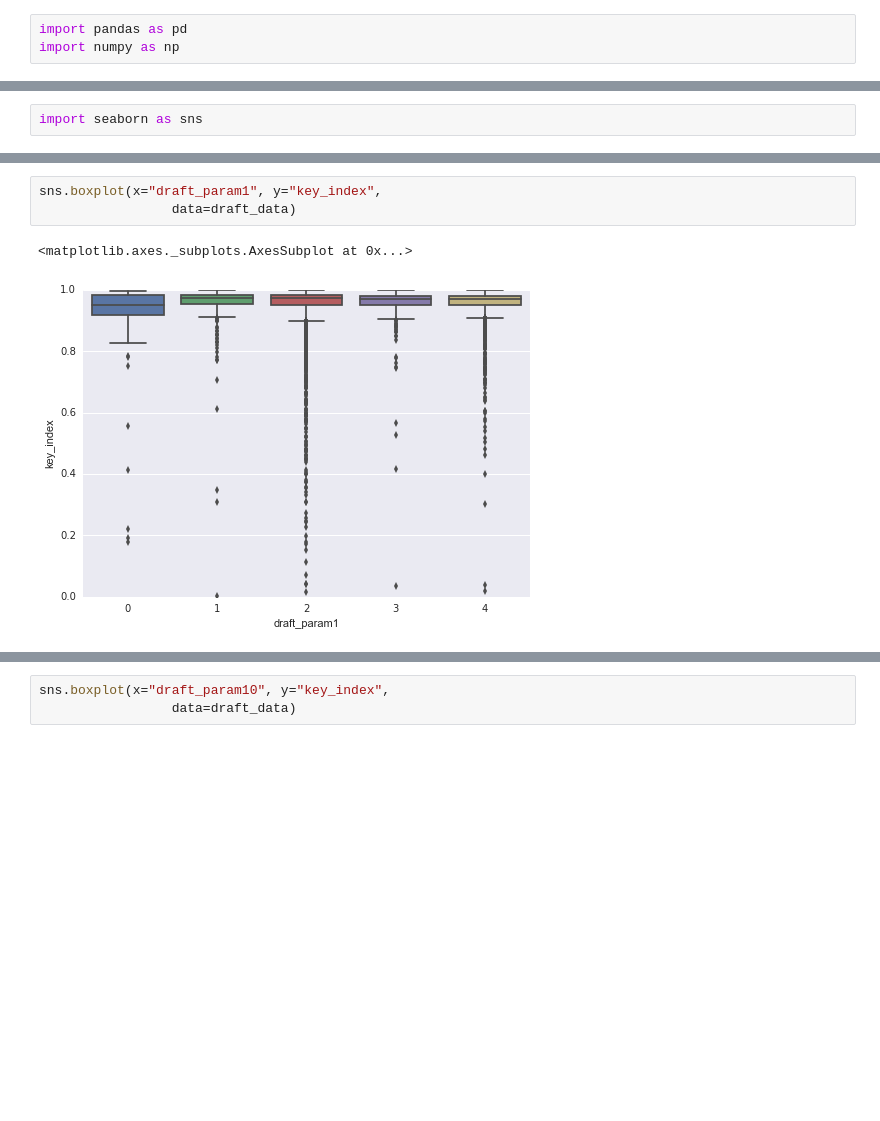
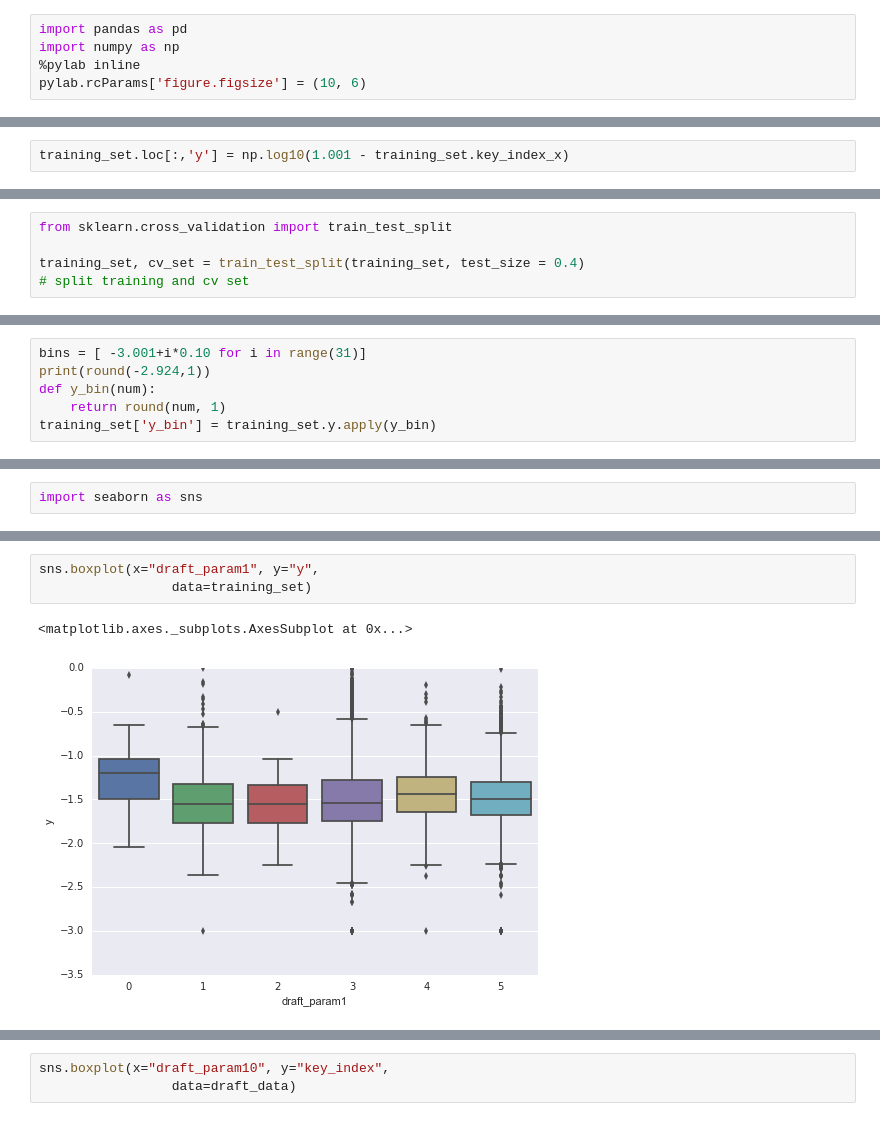
Before and after one commit to mofhu/tianchi-production-QC, a Jupyter notebook: read-csv.ipynb, the cells around one changed output, grey strips where cells are left out. Drawn from its saved outputs; the diff is of its cells as text; blank space fills up the shorter version.

Commit message:
visualize parameters and filter algorithm.
- visualize parameters vs y
- filter param2/param4 for submission on 20160817

```diff
--- a/read-csv.ipynb
+++ b/read-csv.ipynb
@@ -5,3 +5,5 @@ test set: 2430 rows
 # %%
 import pandas as pd
 import numpy as np
+%pylab inline
+pylab.rcParams['figure.figsize'] = (10, 6)
@@ -27,3 +31,5 @@ draft_test = pd.read_csv('test/zhongzhi_draft_data_test.csv')
 training_set = pd.merge(draft_training, param_training, on=['product_no'])
 
 test_set = pd.merge(draft_test, param_test, on=['product_no'])
+# %%
+training_set.loc[:,'y'] = np.log10(1.001 - training_set.key_index_x)
@@ -29,0 +38,5 @@ test_set = pd.merge(draft_test, param_test, on=['product_no'])
+# %%
+from sklearn.cross_validation import train_test_split
+
+training_set, cv_set = train_test_split(training_set, test_size = 0.4)
+# split training and cv set
@@ -60,0 +109,6 @@ result.sort_index()
+# %%
+bins = [ -3.001+i*0.10 for i in range(31)]
+print(round(-2.924,1))
+def y_bin(num):
+    return round(num, 1)
+training_set['y_bin'] = training_set.y.apply(y_bin)
@@ -97,6 +237,6 @@ import seaborn as sns
 # %%
-sns.boxplot(x="draft_param1", y="key_index",
-                 data=draft_data)
+sns.boxplot(x="draft_param1", y="y",
+                 data=training_set)
 # %% [output]
 <matplotlib.axes._subplots.AxesSubplot at 0x...>
-[figure, old version]
+[figure, new version]
```
Also changed, not shown: parts of 17 cells of this notebook, 14 other files.
